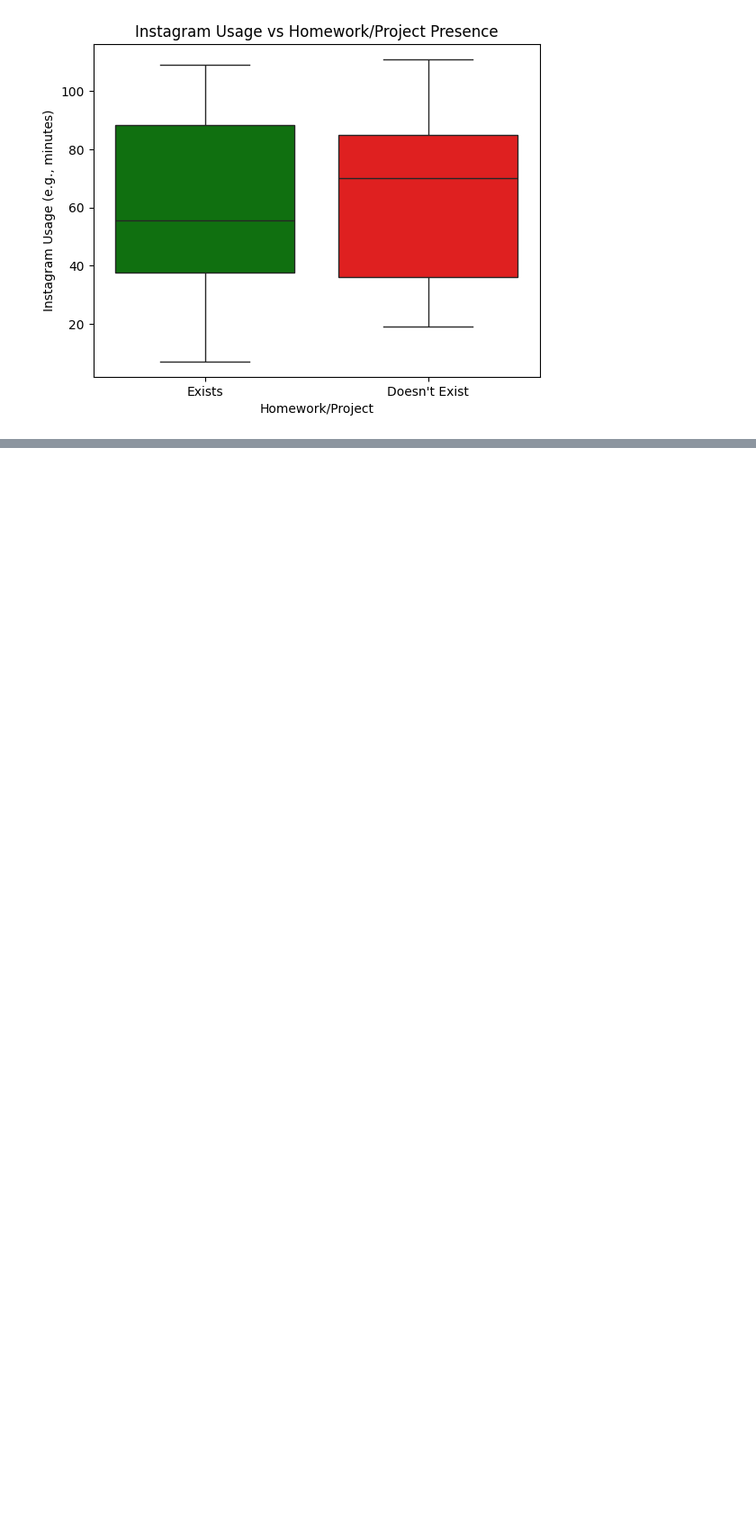
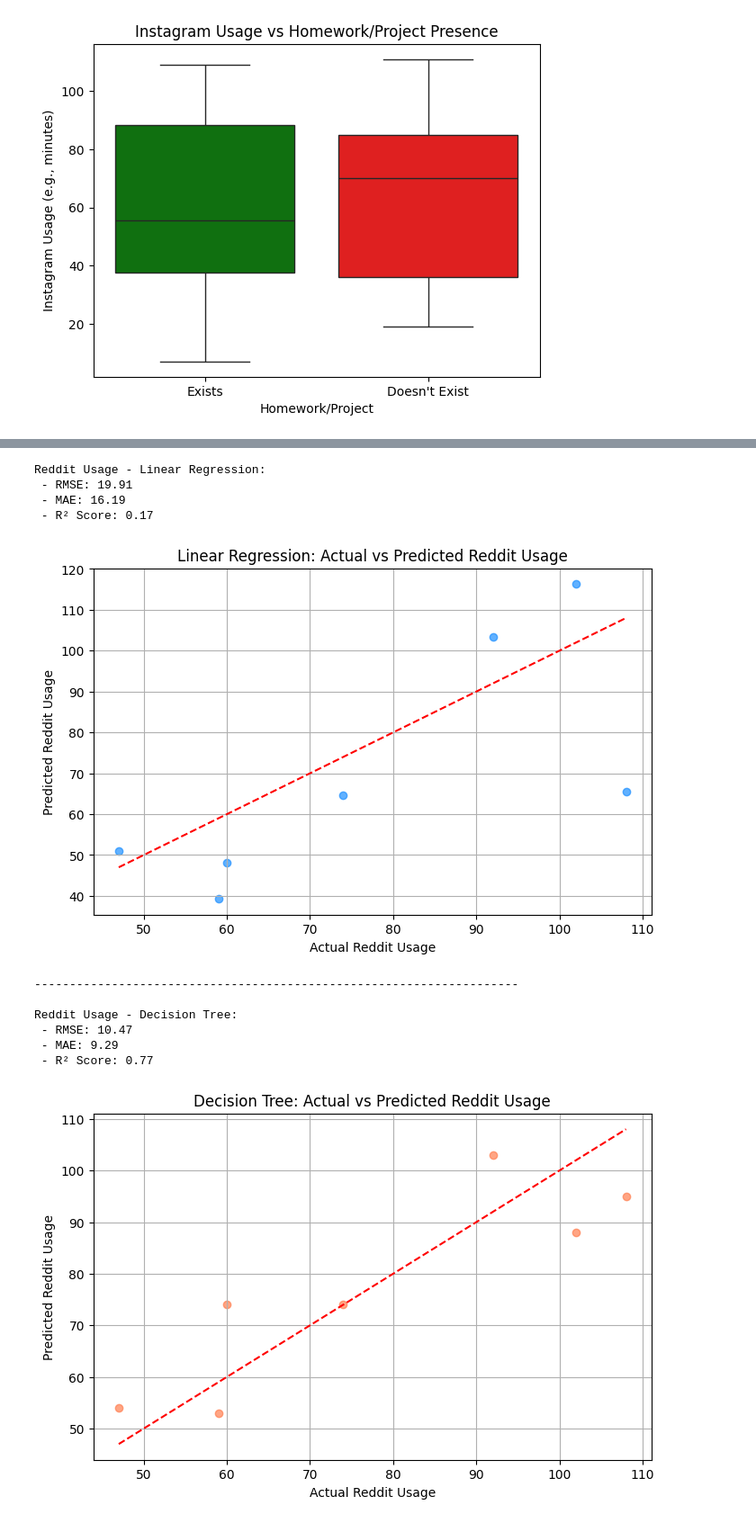
Before and after one commit to EdizKarli/Dsa210-Proj, a Jupyter notebook: dsa210proj.ipynb, the cells around one changed output, grey strips where cells are left out. Shown at 90% size. Drawn from its saved outputs; the diff is of its cells as text; code cells hidden in the pictures; blank space fills up the shorter version.

```diff
--- a/dsa210proj.ipynb
+++ b/dsa210proj.ipynb
@@ -457,0 +650,78 @@ plt.show()
+# %%
+# 2. Predicting Reddit Usage
+X_reddit = df[features]
+y_reddit = df['Reddit Usage']
+X_train_r, X_test_r, y_train_r, y_test_r = train_test_split(X_reddit, y_reddit, test_size=0.2, random_state=42)
+
+lr_r = LinearRegression()
+lr_r.fit(X_train_r, y_train_r)
+y_pred_lr_r = lr_r.predict(X_test_r)
+
+print("Reddit Usage - Linear Regression:")
+print(f" - RMSE: {np.sqrt(mean_squared_error(y_test_r, y_pred_lr_r)):.2f}")
+print(f" - MAE: {mean_absolute_error(y_test_r, y_pred_lr_r):.2f}")
+print(f" - R² Score: {r2_score(y_test_r, y_pred_lr_r):.2f}")
+
+plt.figure(figsize=(8, 5))
+plt.scatter(y_test_r, y_pred_lr_r, alpha=0.7, color='dodgerblue')
+plt.plot([y_test_r.min(), y_test_r.max()], [y_test_r.min(), y_test_r.max()], 'r--')
+plt.xlabel("Actual Reddit Usage")
+plt.ylabel("Predicted Reddit Usage")
+plt.title("Linear Regression: Actual vs Predicted Reddit Usage")
+plt.grid(True)
+plt.show()
+
+print("---------------------------------------------------------------------")
+print()
+
+dt_r = DecisionTreeRegressor(random_state=42)
+dt_r.fit(X_train_r, y_train_r)
+y_pred_dt_r = dt_r.predict(X_test_r)
+
+print("Reddit Usage - Decision Tree:")
+print(f" - RMSE: {np.sqrt(mean_squared_error(y_test_r, y_pred_dt_r)):.2f}")
+print(f" - MAE: {mean_absolute_error(y_test_r, y_pred_dt_r):.2f}")
+print(f" - R² Score: {r2_score(y_test_r, y_pred_dt_r):.2f}")
+
+plt.figure(figsize=(8, 5))
+plt.scatter(y_test_r, y_pred_dt_r, alpha=0.7, color='coral')
+plt.plot([y_test_r.min(), y_test_r.max()], [y_test_r.min(), y_test_r.max()], 'r--')
+plt.xlabel("Actual Reddit Usage")
+plt.ylabel("Predicted Reddit Usage")
+plt.title("Decision Tree: Actual vs Predicted Reddit Usage")
+plt.grid(True)
+plt.show()
+
+print("---------------------------------------------------------------------")
+print()
+
+rf_r = RandomForestRegressor(random_state=42)
+rf_r.fit(X_train_r, y_train_r)
+y_pred_rf_r = rf_r.predict(X_test_r)
+
+print("Reddit Usage - Random Forest:")
+print(f" - RMSE: {np.sqrt(mean_squared_error(y_test_r, y_pred_rf_r)):.2f}")
+print(f" - MAE: {mean_absolute_error(y_test_r, y_pred_rf_r):.2f}")
+print(f" - R² Score: {r2_score(y_test_r, y_pred_rf_r):.2f}")
+
+plt.figure(figsize=(8, 5))
+plt.scatter(y_test_r, y_pred_rf_r, alpha=0.7, color='mediumseagreen')
+plt.plot([y_test_r.min(), y_test_r.max()], [y_test_r.min(), y_test_r.max()], 'r--')
+plt.xlabel("Actual Reddit Usage")
+plt.ylabel("Predicted Reddit Usage")
+plt.title("Random Forest: Actual vs Predicted Reddit Usage")
+plt.grid(True)
+plt.show()
+# %% [output]
+Reddit Usage - Linear Regression:
+ - RMSE: 19.91
+ - MAE: 16.19
+ - R² Score: 0.17
+[figure, added]
+---------------------------------------------------------------------
+
+Reddit Usage - Decision Tree:
+ - RMSE: 10.47
+ - MAE: 9.29
+ - R² Score: 0.77
+[figure, added]
```
Also changed, not shown: parts of 6 cells of this notebook.
